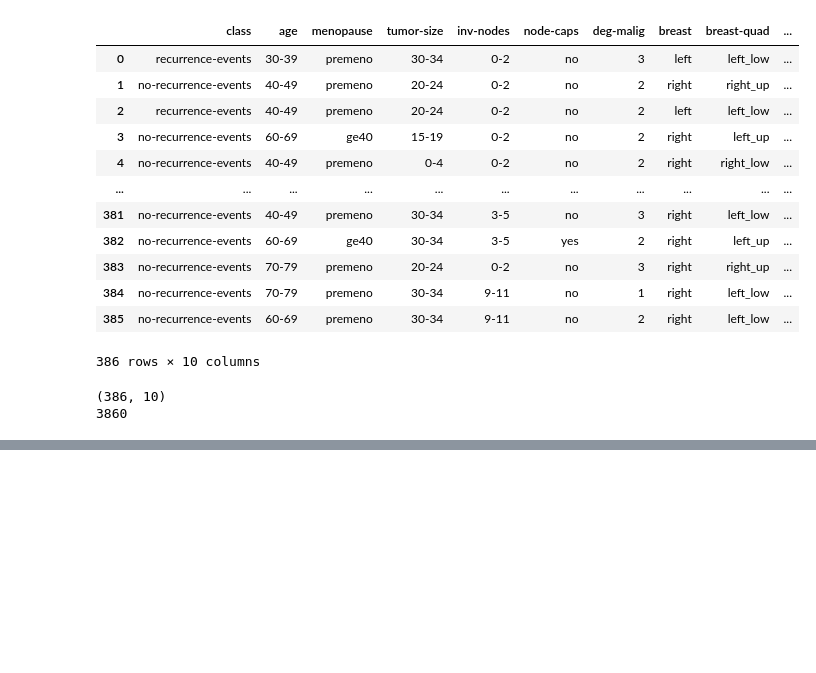
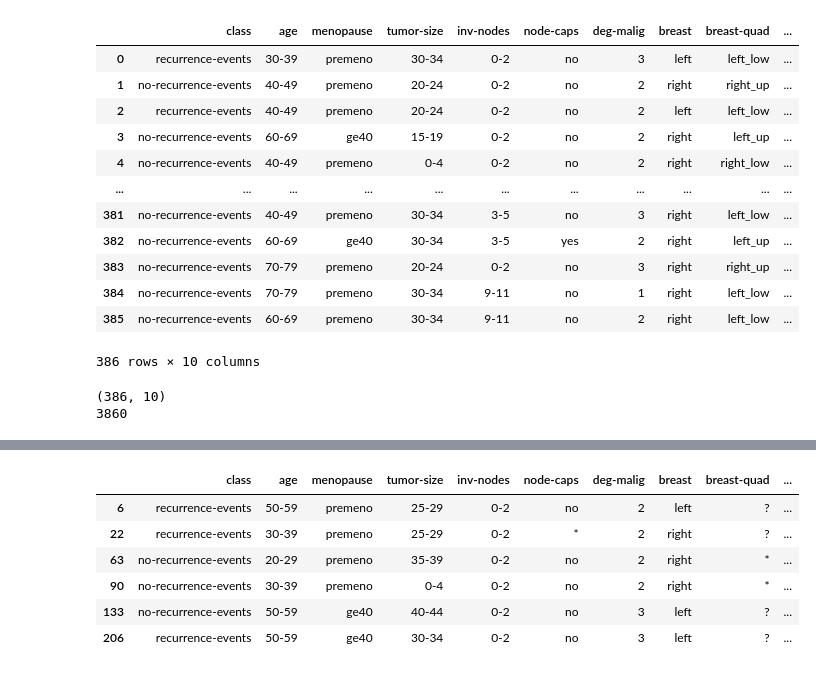
Before and after one commit to mukund-raman/Project-1-Recurrence-of-Breast-Cancer, a Jupyter notebook: cancer_eda.ipynb, the cells around one changed output, grey strips where cells are left out. Drawn from its saved outputs; the diff is of its cells as text; code cells hidden in the pictures; blank space fills up the shorter version.

```diff
--- a/cancer_eda.ipynb
+++ b/cancer_eda.ipynb
@@ -58,0 +143,10 @@ memory usage: 30.3+ KB
+# %%
+cancer_data[cancer_data['breast-quad'].apply(lambda x: x in ['?', '*'])]
+# %% [output]
+|  | class | age | menopause | tumor-size | inv-nodes | node-caps | deg-malig | breast | breast-quad | ... |
+| 6 | recurrence-events | 50-59 | premeno | 25-29 | 0-2 | no | 2 | left | ? | ... |
+| 22 | recurrence-events | 30-39 | premeno | 25-29 | 0-2 | * | 2 | right | ? | ... |
+| 63 | no-recurrence-events | 20-29 | premeno | 35-39 | 0-2 | no | 2 | right | * | ... |
+| 90 | no-recurrence-events | 30-39 | premeno | 0-4 | 0-2 | no | 2 | right | * | ... |
+| 133 | no-recurrence-events | 50-59 | ge40 | 40-44 | 0-2 | no | 3 | left | ? | ... |
+| 206 | recurrence-events | 50-59 | ge40 | 30-34 | 0-2 | no | 3 | left | ? | ... |
```
Also changed, not shown: parts of 18 cells of this notebook, 2 other files.
